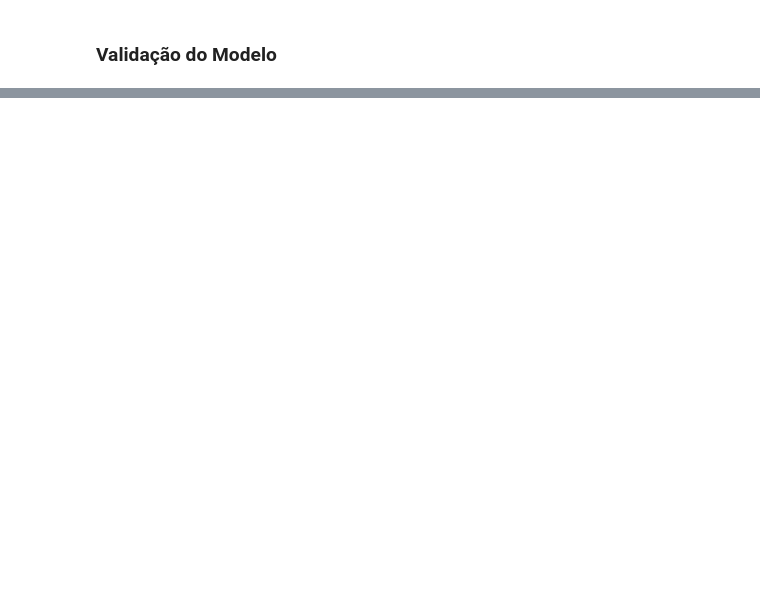
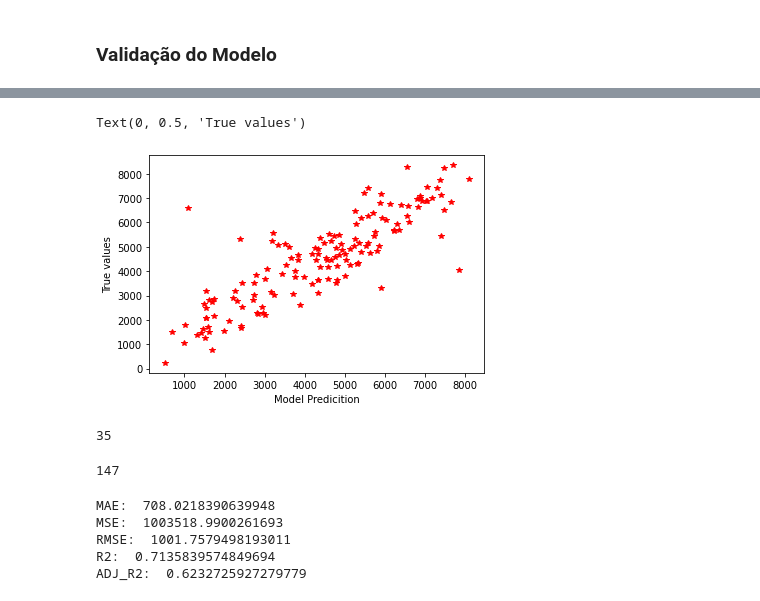
Before and after one commit to rafachoks/data-study, a Jupyter notebook: Deep_Learning_TensorFlow.ipynb, the cells around one changed output, grey strips where cells are left out. Saved outputs shown, nothing was run; the diff lists cells and outputs as text; code cells hidden in the pictures; blank space fills up the shorter version.

```diff
--- a/Deep_Learning_TensorFlow.ipynb
+++ b/Deep_Learning_TensorFlow.ipynb
@@ -719,0 +748,17 @@ Epoch 25/25
+# %%
+plt.plot(y_test_origin, y_predict_origin, "*", color='r');
+plt.xlabel("Model Predicition")
+plt.ylabel("True values")
+# %% [output]
+Text(0, 0.5, 'True values')
+[figure, added]
+# %%
+k = X_test.shape[1]
+k
+# %% [output]
+35
+# %%
+n = len(X_test)
+n
+# %% [output]
+147
@@ -719,0 +774,8 @@ Epoch 25/25
+# %%
+print("MAE: ", mae, "\nMSE: ", mse, "\nRMSE: ", rmse , "\nR2: ", r2 , "\nADJ_R2: ", adj_r2)
+# %% [output]
+MAE:  708.0218390639948
+MSE:  1003518.9900261693
+RMSE:  1001.7579498193011
+R2:  0.7135839574849694
+ADJ_R2:  0.6232725927279779
```
Also changed, not shown: parts of 8 cells of this notebook.
